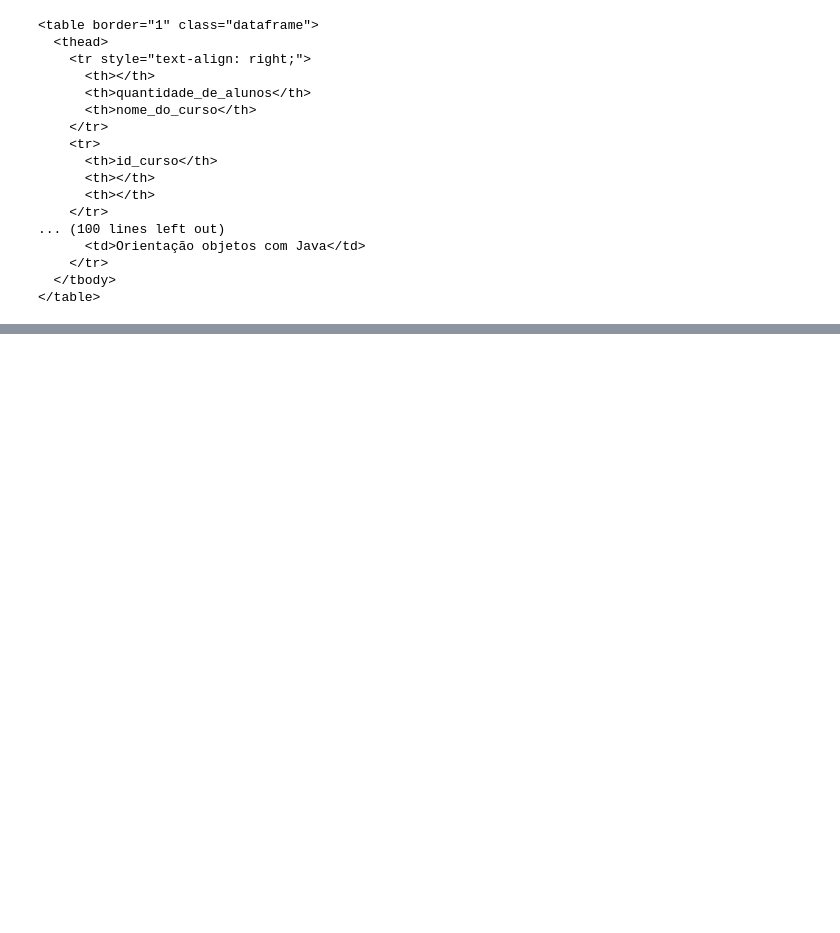
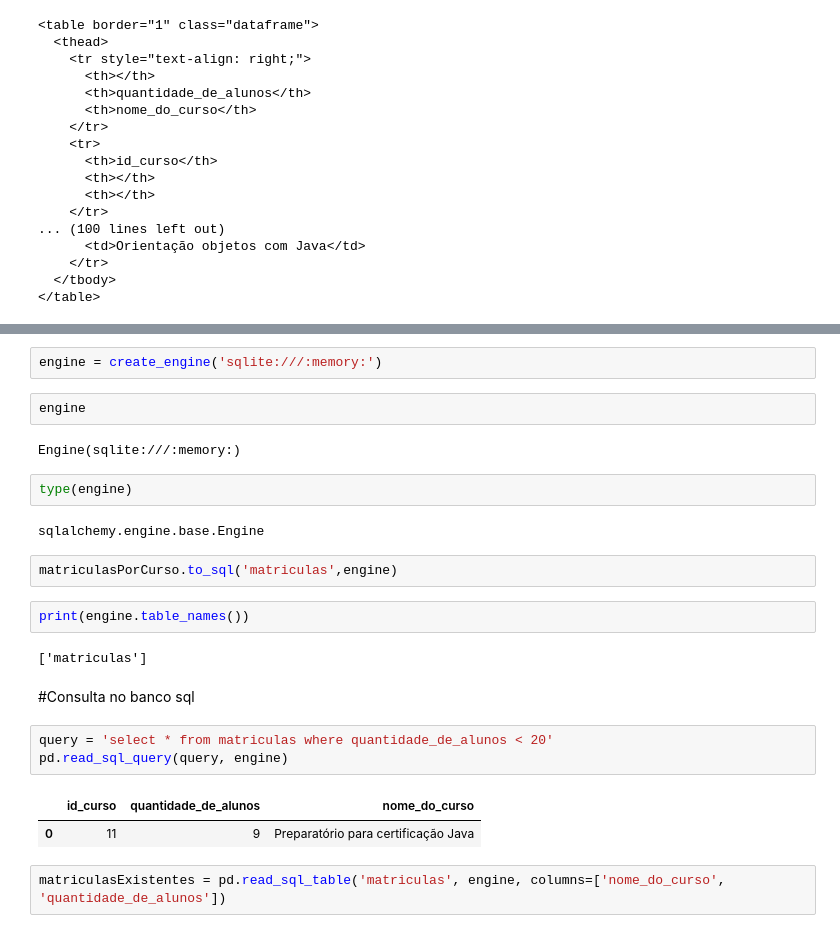
Before and after one commit to erikamarchi/pandas-formatos-diferentes-de-entrada-e-saida-io, a Jupyter notebook: Pandas_IO.ipynb, the cells around one changed output, grey strips where cells are left out. Saved outputs shown, nothing was run; the diff lists cells and outputs as text; blank space fills up the shorter version.

```diff
--- a/Pandas_IO.ipynb
+++ b/Pandas_IO.ipynb
@@ -446,0 +459,26 @@ print(matriculasHtml)
+# %%
+engine = create_engine('sqlite:///:memory:')
+# %%
+engine
+# %% [output]
+Engine(sqlite:///:memory:)
+# %%
+type(engine)
+# %% [output]
+sqlalchemy.engine.base.Engine
+# %%
+matriculasPorCurso.to_sql('matriculas',engine)
+# %%
+print(engine.table_names())
+# %% [output]
+['matriculas']
+# %% [markdown]
+#Consulta no banco sql
+# %%
+query = 'select * from matriculas where quantidade_de_alunos < 20'
+pd.read_sql_query(query, engine)
+# %% [output]
+|  | id_curso | quantidade_de_alunos | nome_do_curso |
+| 0 | 11 | 9 | Preparatório para certificação Java |
+# %%
+matriculasExistentes = pd.read_sql_table('matriculas', engine, columns=['nome_do_curso', 'quantidade_de_alunos'])
```
Also changed, not shown: parts of 7 cells of this notebook.
